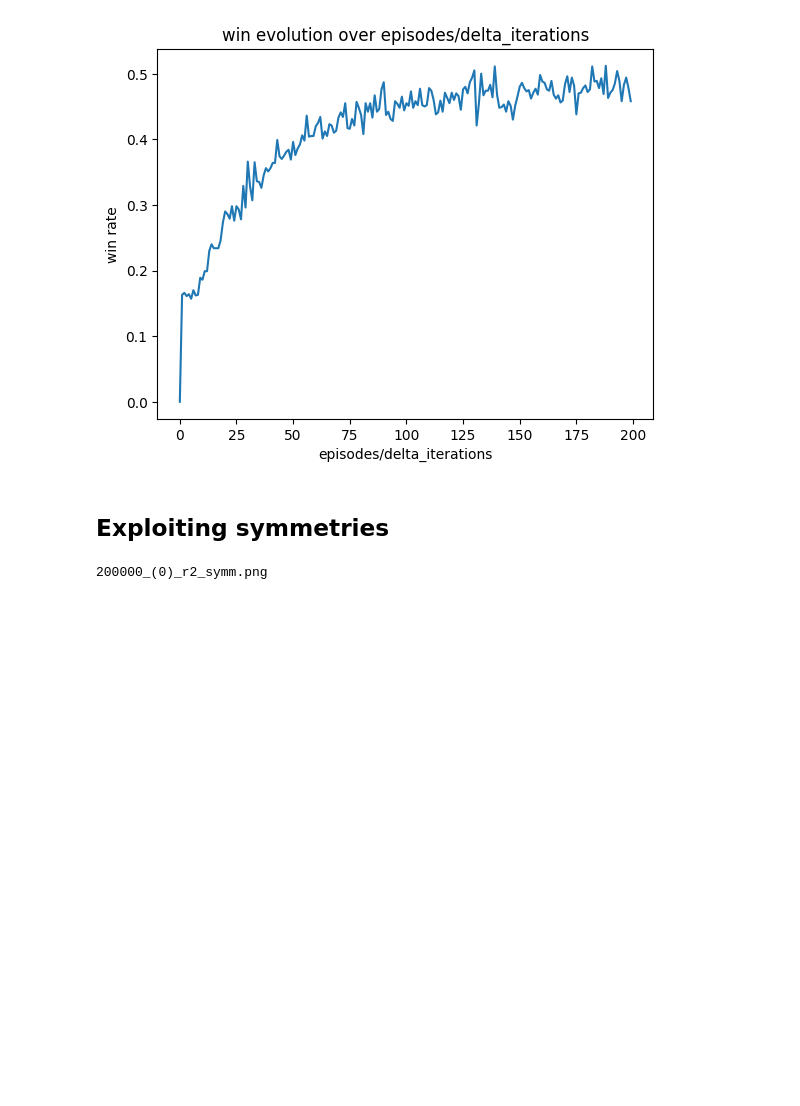
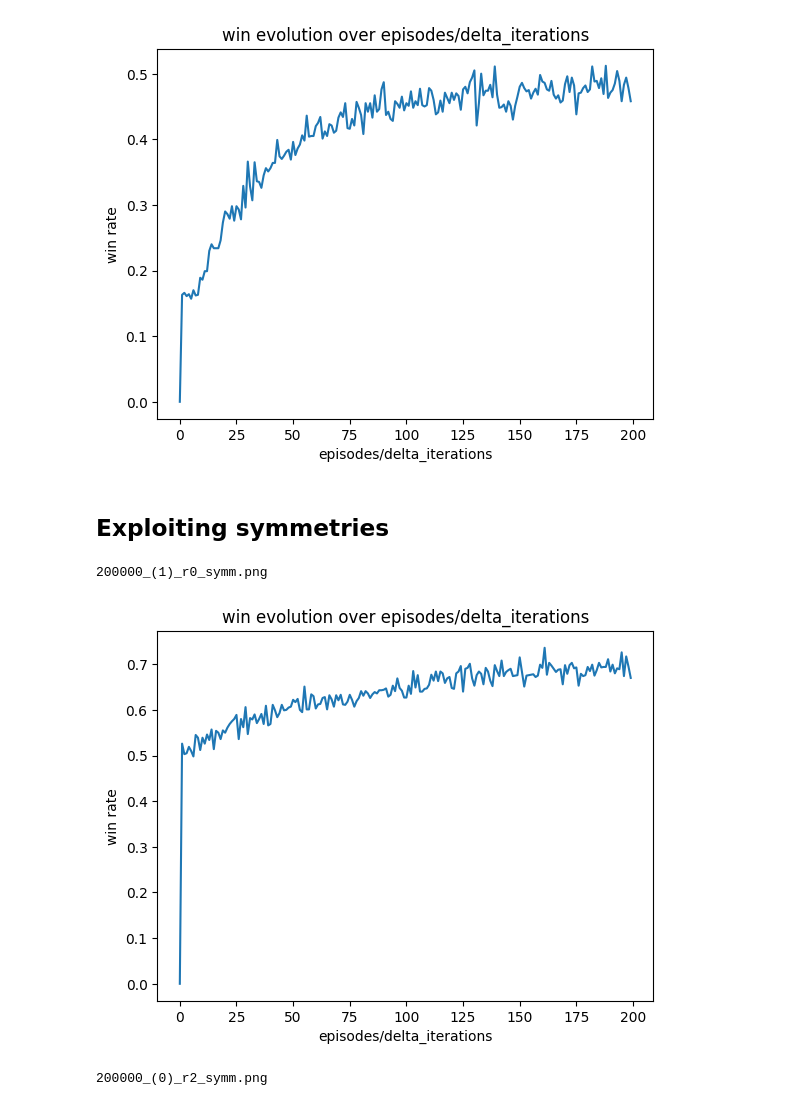
Before and after one commit to lorenzofezza00/CI_LABS, a Jupyter notebook: lab10/lab10.ipynb, the cells around one changed output. Drawn from its saved outputs; the diff is of its cells as text; code cells hidden in the pictures; blank space fills up the shorter version.

```diff
--- a/lab10/lab10.ipynb
+++ b/lab10/lab10.ipynb
@@ -577,6 +577,53 @@ for save_num in range(3):
 [figure]
 # %% [markdown]
 ## Exploiting symmetries
+# %%
+# epsilon = fixed_epsilon
+d_iter = 1000
+
+save_num = 1
+a = agent()
+data = np.zeros((episodes//d_iter))
+hist  = np.zeros(episodes)
+for i in tqdm(range(episodes)):
+  state = State(set(), set())
+  done = False
+  available_actions = list(range(9))
+  #turn = 1
+  turn = np.random.choice([0,1])
+  '''print(f"starts: {'o' if turn == 0 else 'x'}")'''
+  state = State(set(), set())
+  epsilon = b / (b + i)
+  while not done:
+    flag = 0
+    if turn == 1:
+      # epsilon greedy player
+      action = a.get_action(state, available_actions, epsilon)
+      # fixed eps
+      # action = a.get_action(state, available_actions)
+
+    else:
+      action = np.random.choice(available_actions)
+
+    # print(f"actual s: {state}")
+    next_state, done = perform_action(action, available_actions, deepcopy(state), turn)
+    '''if flag==1:
+      print_board(next_state)'''
+
+    reward, done = get_reward_0(next_state, done)
+    '''if flag == 1 and done: print("won for choice of my_player")'''
+    a.update_symm(state, action, reward, next_state, done)
+    state = next_state
+    if done and turn == 1: hist[i] = 1
+    turn = 1 - turn
+    #if done:  print_board(state)
+  if i % d_iter == 0:
+    data[i//d_iter] = sum(hist[i-d_iter:i])/d_iter
+plot_data(data, f'{episodes}_({save_num})_r0_symm')
+a.save_q_table(f"q_table_{episodes}_({save_num})_r0_symm.json")
+# %% [output]
+200000_(1)_r0_symm.png
+[figure, added]
 # %%
 # epsilon = fixed_epsilon
 d_iter = 1000
```
Also changed, not shown: parts of 4 cells of this notebook, 5 other files.
